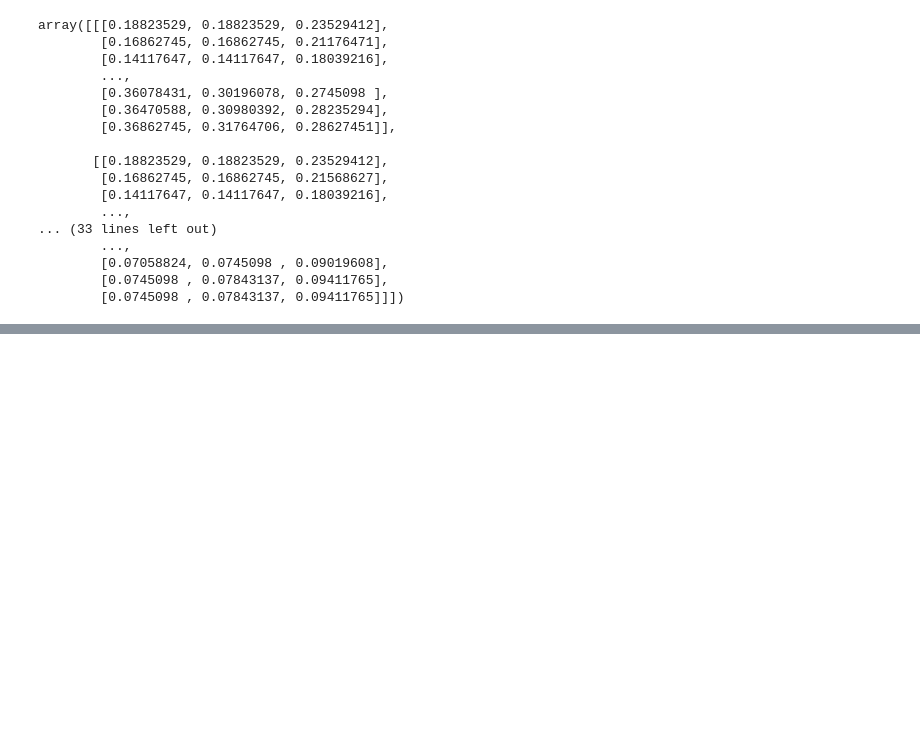
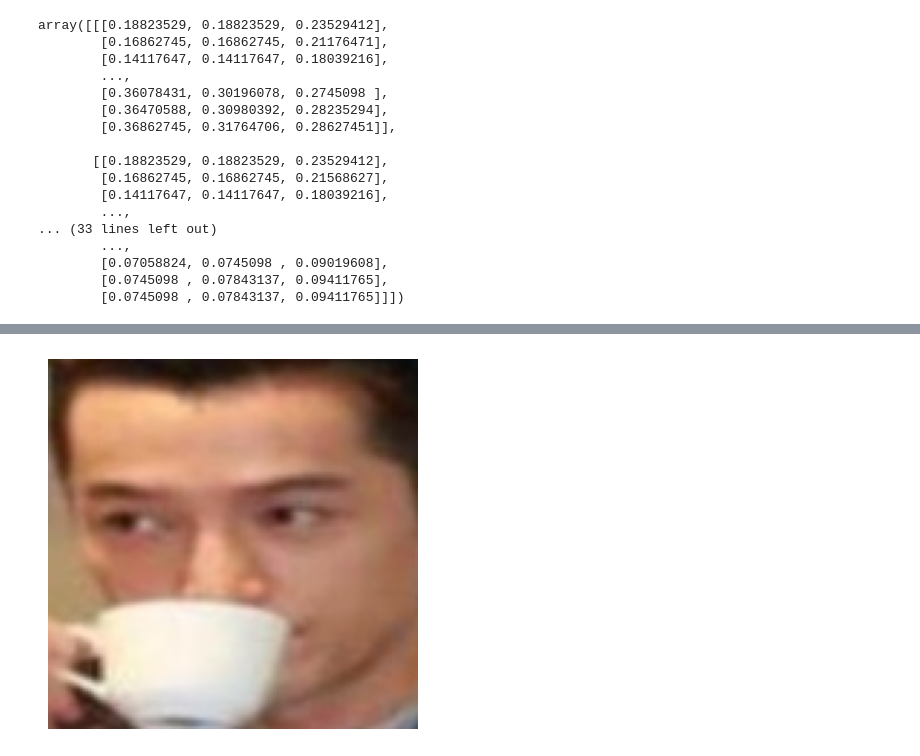
Before and after one commit to Shayanvatsa/Face-Mask-Detection, a Jupyter notebook: face-mask-detection.ipynb, the cells around one changed output, grey strips where cells are left out. Drawn from its saved outputs; the diff is of its cells as text; code cells hidden in the pictures; blank space fills up the shorter version.

```diff
--- a/face-mask-detection.ipynb
+++ b/face-mask-detection.ipynb
@@ -228,0 +310,35 @@ model.save("model.h5")
+# %%
+import cv2
+import numpy as np
+import matplotlib.pyplot as plt
+
+# Load the input image
+input_image_path = "/kaggle/input/face-mask-dataset/data/without_mask/without_mask_1002.jpg"
+input_image = cv2.imread(input_image_path)
+
+# Resize the input image
+input_image_resized = cv2.resize(input_image, (128,128))
+
+# Scale the pixel values to [0, 1]
+input_image_scaled = input_image_resized / 255.0
+
+# Reshape the image for model prediction
+input_image_reshaped = np.expand_dims(input_image_scaled, axis=0)
+
+# Make prediction using the model
+input_prediction = model.predict(input_image_reshaped)
+
+# Get the predicted label
+input_pred_label = np.argmax(input_prediction)
+
+# Print the prediction result
+if input_pred_label == 1:
+    print('The person in the image is not wearing a mask')
+else:
+    print('The person in the image is wearing a mask')
+
+# Display the input image
+plt.imshow(cv2.cvtColor(input_image_resized, cv2.COLOR_BGR2RGB))
+plt.axis('off')
+plt.show()
+# %% [output]
@@ -228,0 +347 @@ model.save("model.h5")
+[figure, added]
```
Also changed, not shown: parts of 15 cells of this notebook.
